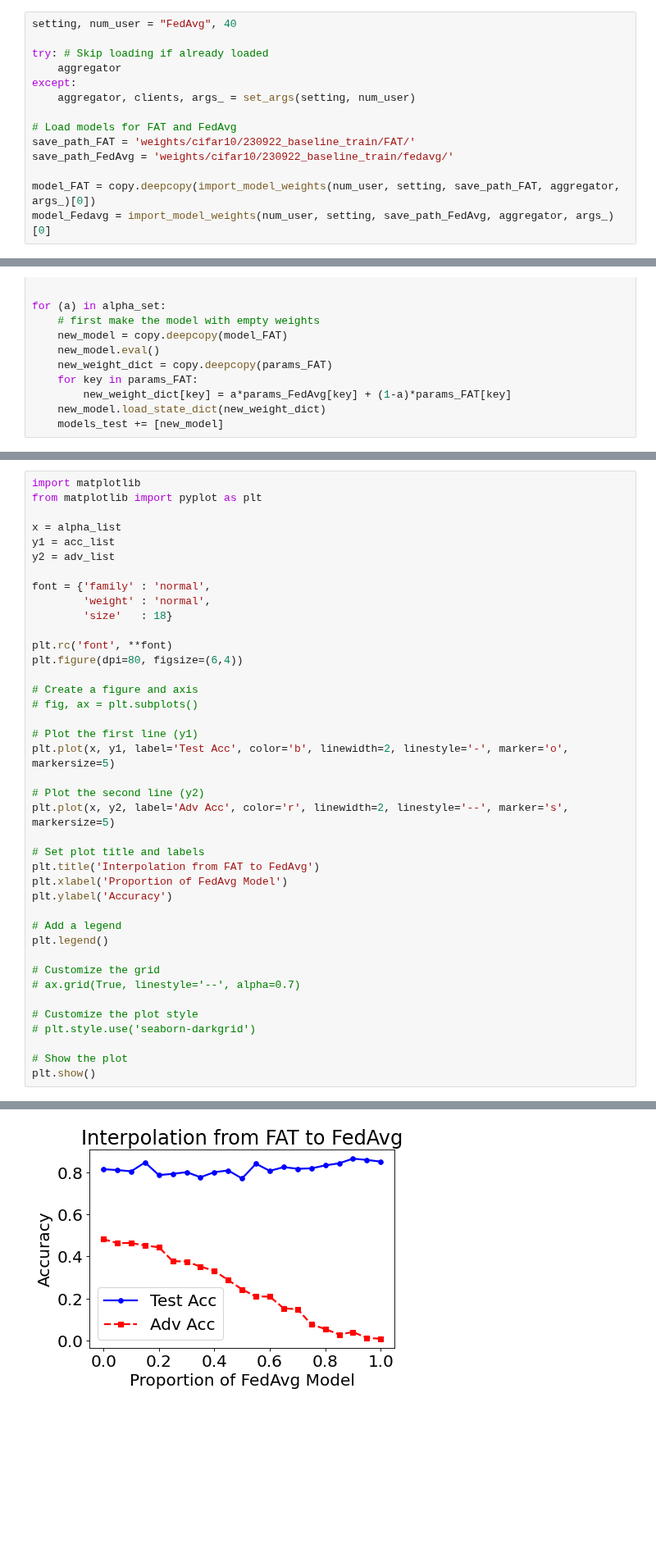
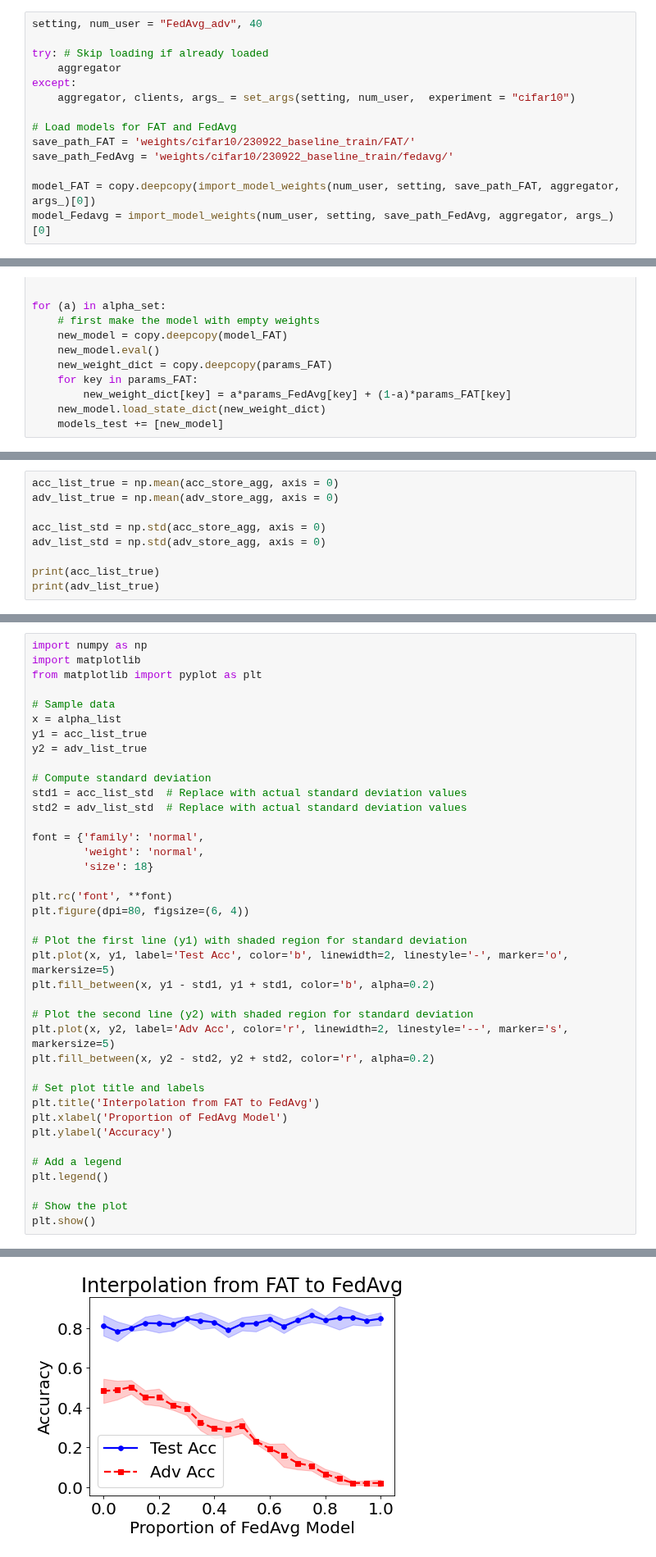
Before and after one commit to tj-kim/fedatk_unl_tj, a Jupyter notebook: notebooks/230922_alpha_line_test.ipynb, the cells around one changed output, grey strips where cells are left out. Shown at 82% size. Cells and saved outputs as stored; diff of their text form; blank space fills up the shorter version.

Commit message:
std bars alpha cifar10

```diff
--- a/notebooks/230922_alpha_line_test.ipynb
+++ b/notebooks/230922_alpha_line_test.ipynb
@@ -36,12 +36,12 @@ from transfer_attacks.Transferer import *
 from transfer_attacks.Args import *
 from transfer_attacks.TA_utils import *
 # %%
-setting, num_user = "FedAvg", 40
+setting, num_user = "FedAvg_adv", 40
 
 try: # Skip loading if already loaded
     aggregator
 except:
-    aggregator, clients, args_ = set_args(setting, num_user)
+    aggregator, clients, args_ = set_args(setting, num_user,  experiment = "cifar10")
 
 # Load models for FAT and FedAvg
 save_path_FAT = 'weights/cifar10/230922_baseline_train/FAT/'
@@ -122,0 +125,9 @@ for i in range(adv_miss.shape[0]):
+# %%
+acc_list_true = np.mean(acc_store_agg, axis = 0)
+adv_list_true = np.mean(adv_store_agg, axis = 0)
+
+acc_list_std = np.std(acc_store_agg, axis = 0)
+adv_list_std = np.std(adv_store_agg, axis = 0)
+
+print(acc_list_true)
+print(adv_list_true)
@@ -123,26 +139,31 @@ for i in range(adv_miss.shape[0]):
 # %%
+import numpy as np
 import matplotlib
 from matplotlib import pyplot as plt
 
+# Sample data
 x = alpha_list
-y1 = acc_list
-y2 = adv_list
+y1 = acc_list_true
+y2 = adv_list_true
 
-font = {'family' : 'normal',
-        'weight' : 'normal',
-        'size'   : 18}
+# Compute standard deviation
+std1 = acc_list_std  # Replace with actual standard deviation values
+std2 = adv_list_std  # Replace with actual standard deviation values
+
+font = {'family': 'normal',
+        'weight': 'normal',
+        'size': 18}
 
 plt.rc('font', **font)
-plt.figure(dpi=80, figsize=(6,4))
+plt.figure(dpi=80, figsize=(6, 4))
 
-# Create a figure and axis
-# fig, ax = plt.subplots()
+# Plot the first line (y1) with shaded region for standard deviation
+plt.plot(x, y1, label='Test Acc', color='b', linewidth=2, linestyle='-', marker='o', markersize=5)
+plt.fill_between(x, y1 - std1, y1 + std1, color='b', alpha=0.2)
 
-# Plot the first line (y1)
-plt.plot(x, y1, label='Test Acc', color='b', linewidth=2, linestyle='-', marker='o', markersize=5)
-
-# Plot the second line (y2)
+# Plot the second line (y2) with shaded region for standard deviation
 plt.plot(x, y2, label='Adv Acc', color='r', linewidth=2, linestyle='--', marker='s', markersize=5)
+plt.fill_between(x, y2 - std2, y2 + std2, color='r', alpha=0.2)
 
 # Set plot title and labels
 plt.title('Interpolation from FAT to FedAvg')
@@ -152,12 +173,6 @@ plt.ylabel('Accuracy')
 # Add a legend
 plt.legend()
 
-# Customize the grid
-# ax.grid(True, linestyle='--', alpha=0.7)
-
-# Customize the plot style
-# plt.style.use('seaborn-darkgrid')
-
 # Show the plot
 plt.show()
 # %% [output]
@@ -166 +179 @@ findfont: Font family ['normal'] not found. Falling back to DejaVu Sans.
-[figure, old version]
+[figure, new version]
```
Also changed, not shown: parts of 5 cells of this notebook.
